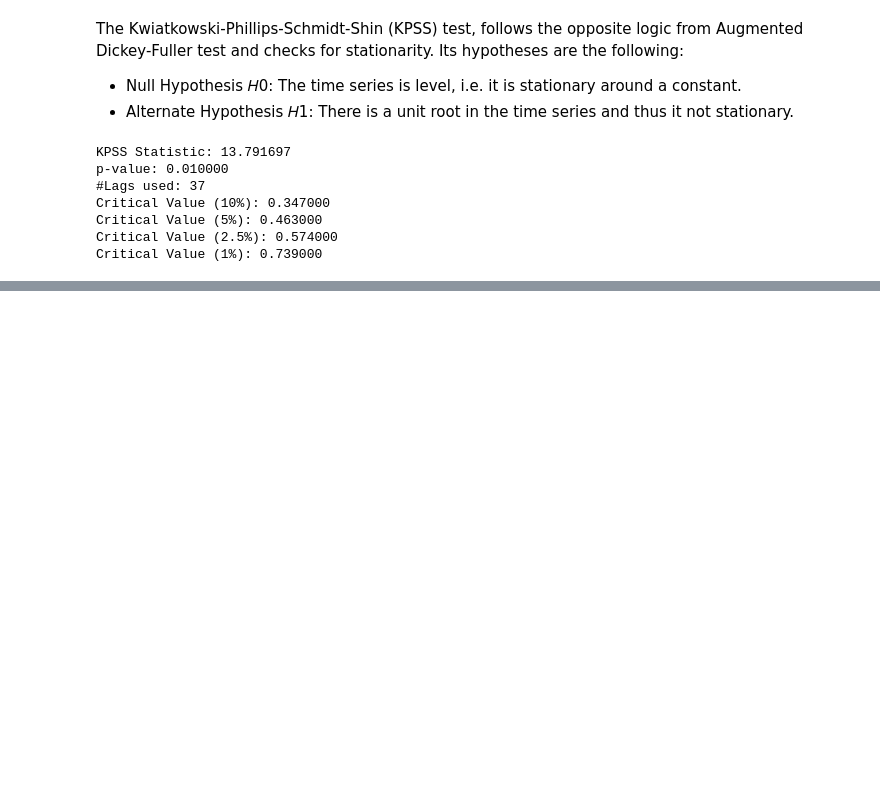
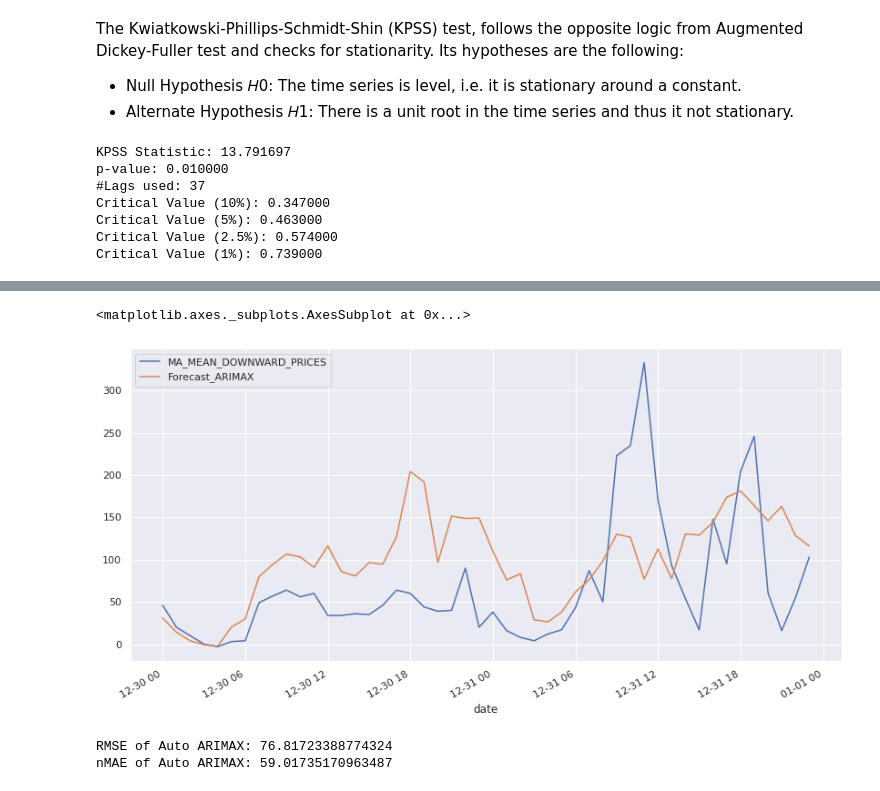
Before and after one commit to lgfx/CRP, a Jupyter notebook: CRP.ipynb, the cells around one changed output, grey strips where cells are left out. Drawn from its saved outputs; the diff is of its cells as text; code cells hidden in the pictures; blank space fills up the shorter version.

```diff
--- a/CRP.ipynb
+++ b/CRP.ipynb
@@ -656,0 +851,11 @@ Critical Value (1%): 0.739000
+# %%
+df_test[["MA_MEAN_DOWNWARD_PRICES", "Forecast_ARIMAX"]].plot(figsize=(14, 7))
+# %% [output]
+<matplotlib.axes._subplots.AxesSubplot at 0x...>
+[figure, added]
+# %%
+print("RMSE of Auto ARIMAX:", sqrt(mean_squared_error(df_test.MA_MEAN_DOWNWARD_PRICES, df_test.Forecast_ARIMAX)))
+print("nMAE of Auto ARIMAX:", mean_absolute_error(df_test.MA_MEAN_DOWNWARD_PRICES, df_test.Forecast_ARIMAX))
+# %% [output]
+RMSE of Auto ARIMAX: 76.81723388774324
+nMAE of Auto ARIMAX: 59.01735170963487
```
Also changed, not shown: parts of 18 cells of this notebook.
